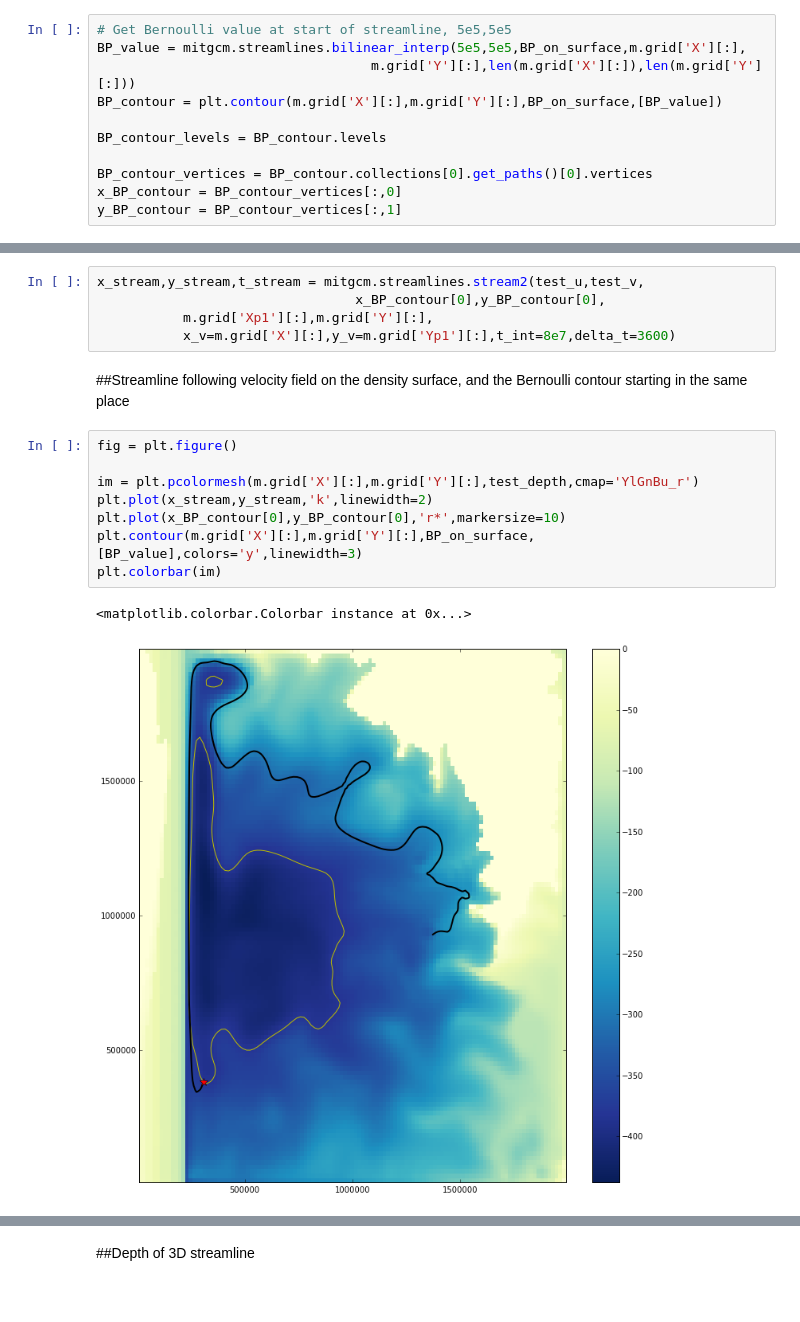
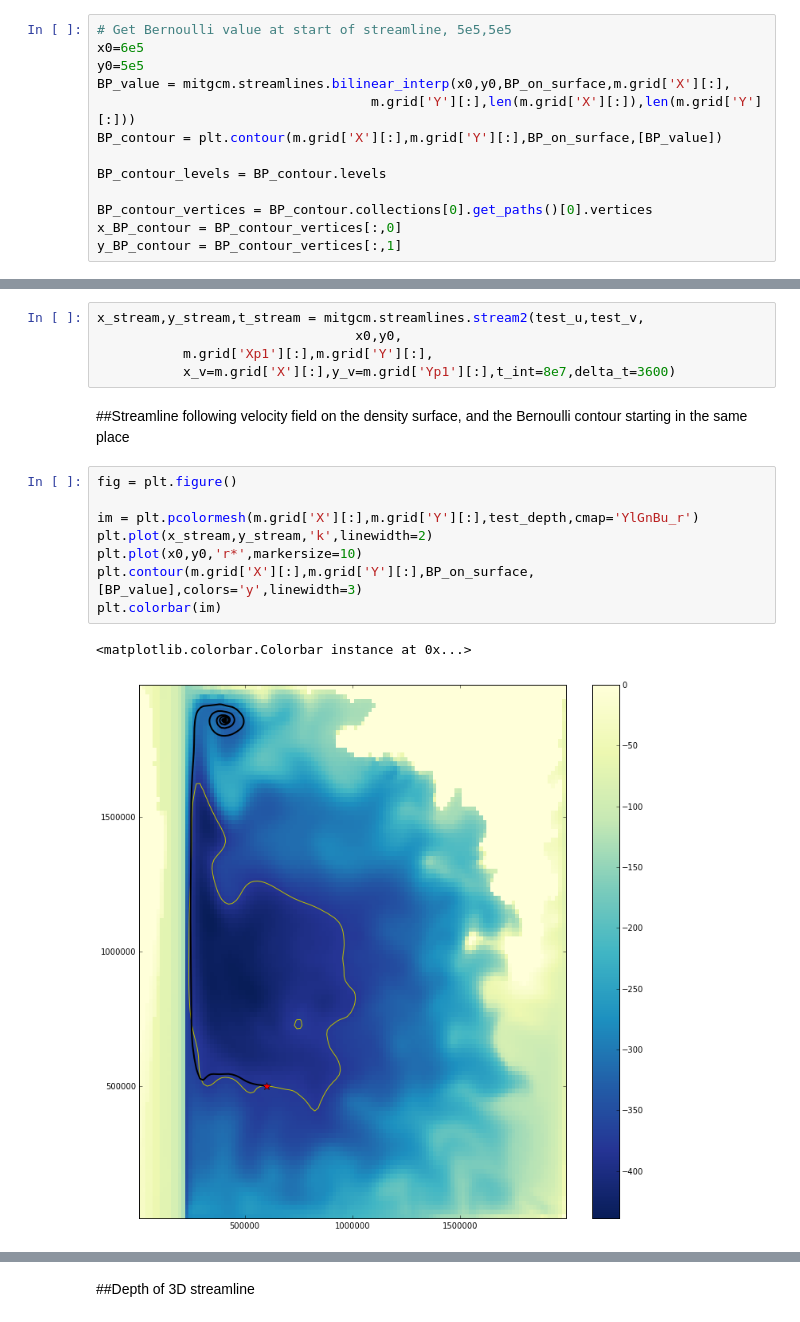
Before and after one commit to edoddridge/MITgcm_funcs, a Jupyter notebook: examples/example notebook.ipynb, the cells around one changed output, grey strips where cells are left out. Cells and saved outputs as stored; diff of their text form.

```diff
--- a/examples/example notebook.ipynb
+++ b/examples/example notebook.ipynb
@@ -76,7 +72,9 @@ plt.colorbar(im)
 ##Let's pick out one Bernoulli contour
 # %%
 # Get Bernoulli value at start of streamline, 5e5,5e5
-BP_value = mitgcm.streamlines.bilinear_interp(5e5,5e5,BP_on_surface,m.grid['X'][:],
+x0=6e5
+y0=5e5
+BP_value = mitgcm.streamlines.bilinear_interp(x0,y0,BP_on_surface,m.grid['X'][:],
                                    m.grid['Y'][:],len(m.grid['X'][:]),len(m.grid['Y'][:]))
 BP_contour = plt.contour(m.grid['X'][:],m.grid['Y'][:],BP_on_surface,[BP_value])
 
@@ -90,6 +88,6 @@ y_BP_contour = BP_contour_vertices[:,1]
 # %%
 x_stream,y_stream,t_stream = mitgcm.streamlines.stream2(test_u,test_v,
-                                 x_BP_contour[0],y_BP_contour[0],
+                                 x0,y0,
            m.grid['Xp1'][:],m.grid['Y'][:],
            x_v=m.grid['X'][:],y_v=m.grid['Yp1'][:],t_int=8e7,delta_t=3600)
 # %% [markdown]
@@ -97,13 +95,13 @@ x_stream,y_stream,t_stream = mitgcm.streamlines.stream2(test_u,test_v,
 # %%
 fig = plt.figure()
 
 im = plt.pcolormesh(m.grid['X'][:],m.grid['Y'][:],test_depth,cmap='YlGnBu_r')
 plt.plot(x_stream,y_stream,'k',linewidth=2)
-plt.plot(x_BP_contour[0],y_BP_contour[0],'r*',markersize=10)
+plt.plot(x0,y0,'r*',markersize=10)
 plt.contour(m.grid['X'][:],m.grid['Y'][:],BP_on_surface,[BP_value],colors='y',linewidth=3)
 plt.colorbar(im)
 # %% [output]
 <matplotlib.colorbar.Colorbar instance at 0x...>
-[figure, old version]
+[figure, new version]
 # %% [markdown]
 These two lines don't match, but that's expected, the bernoulli contour gives the geostrophic streamline, not the actual streamline.
```
Also changed, not shown: parts of 19 cells of this notebook.
